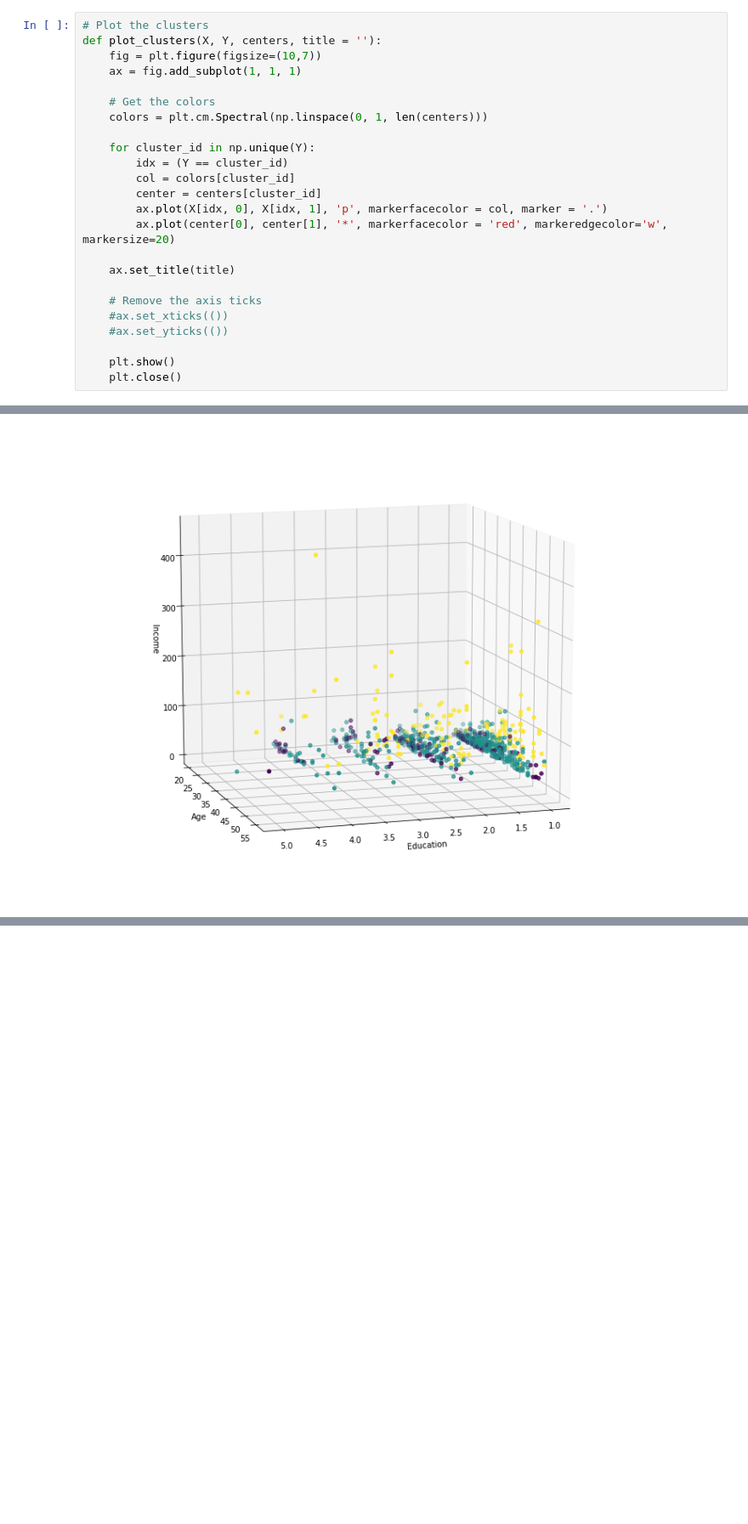
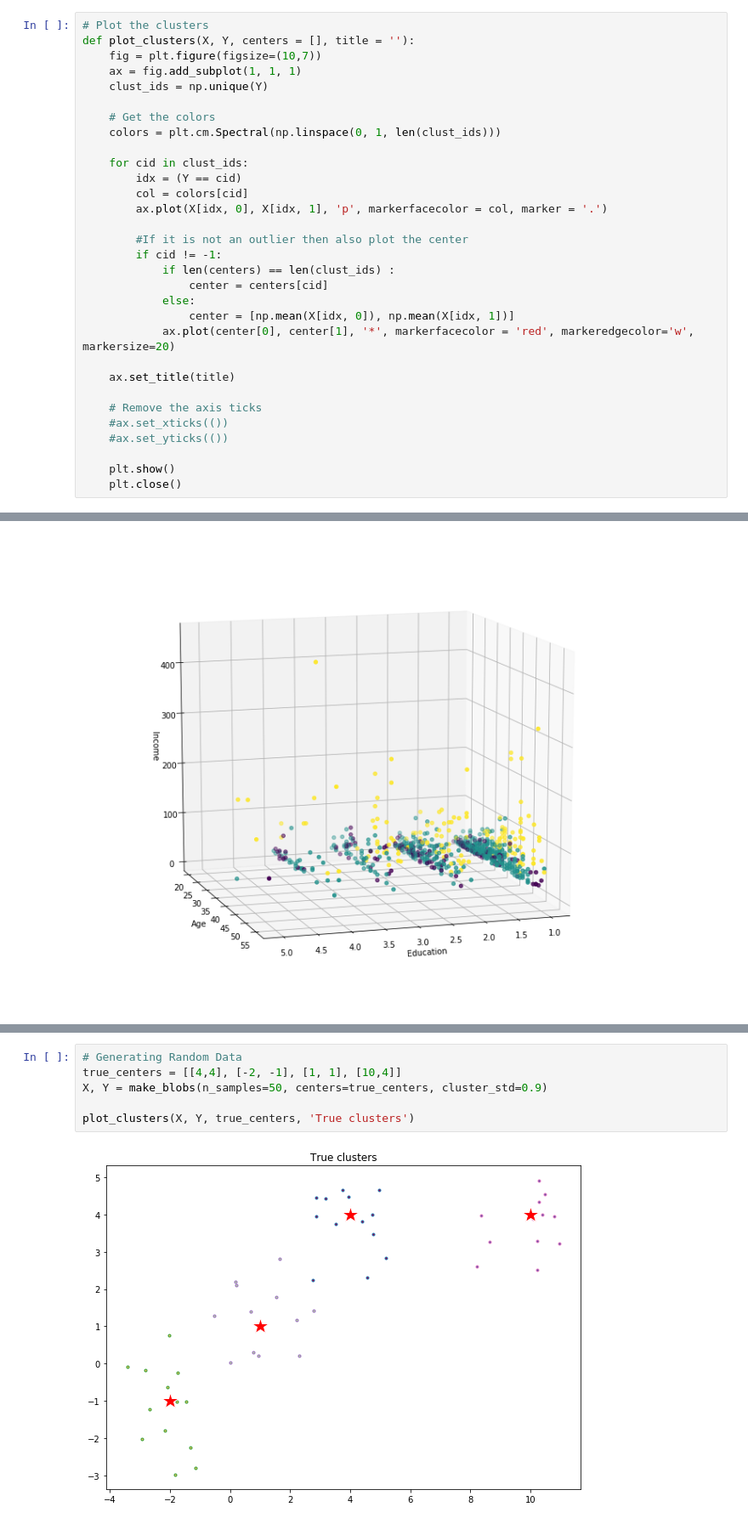
Before and after one commit to ivan-zapreev/data-science-python-projects, a Jupyter notebook: IBM_ML0101EN/mod_04_clustering.ipynb, the cells around one changed output, grey strips where cells are left out. Shown at 85% size. Cells and saved outputs as stored; diff of their text form; blank space fills up the shorter version.

```diff
--- a/IBM_ML0101EN/mod_04_clustering.ipynb
+++ b/IBM_ML0101EN/mod_04_clustering.ipynb
@@ -14,18 +39,25 @@ from mpl_toolkits.mplot3d import Axes3D
 # %%
 # Plot the clusters
-def plot_clusters(X, Y, centers, title = ''):
+def plot_clusters(X, Y, centers = [], title = ''):
     fig = plt.figure(figsize=(10,7))
     ax = fig.add_subplot(1, 1, 1)
+    clust_ids = np.unique(Y)
 
     # Get the colors
-    colors = plt.cm.Spectral(np.linspace(0, 1, len(centers)))
+    colors = plt.cm.Spectral(np.linspace(0, 1, len(clust_ids)))
 
-    for cluster_id in np.unique(Y):
-        idx = (Y == cluster_id)
-        col = colors[cluster_id]
-        center = centers[cluster_id]
+    for cid in clust_ids:
+        idx = (Y == cid)
+        col = colors[cid]
         ax.plot(X[idx, 0], X[idx, 1], 'p', markerfacecolor = col, marker = '.')
-        ax.plot(center[0], center[1], '*', markerfacecolor = 'red', markeredgecolor='w', markersize=20)
+
+        #If it is not an outlier then also plot the center
+        if cid != -1:
+            if len(centers) == len(clust_ids) :
+                center = centers[cid]
+            else:
+                center = [np.mean(X[idx, 0]), np.mean(X[idx, 1])]
+            ax.plot(center[0], center[1], '*', markerfacecolor = 'red', markeredgecolor='w', markersize=20)
 
     ax.set_title(title)
 
@@ -277,0 +316,8 @@ ax.scatter(X[:, 1], X[:, 0], X[:, 3], c = labels.astype(np.float))
+# %%
+# Generating Random Data
+true_centers = [[4,4], [-2, -1], [1, 1], [10,4]]
+X, Y = make_blobs(n_samples=50, centers=true_centers, cluster_std=0.9)
+
+plot_clusters(X, Y, true_centers, 'True clusters')
+# %% [output]
+[figure, added]
```
Also changed, not shown: parts of 30 cells of this notebook, 2 other files.
